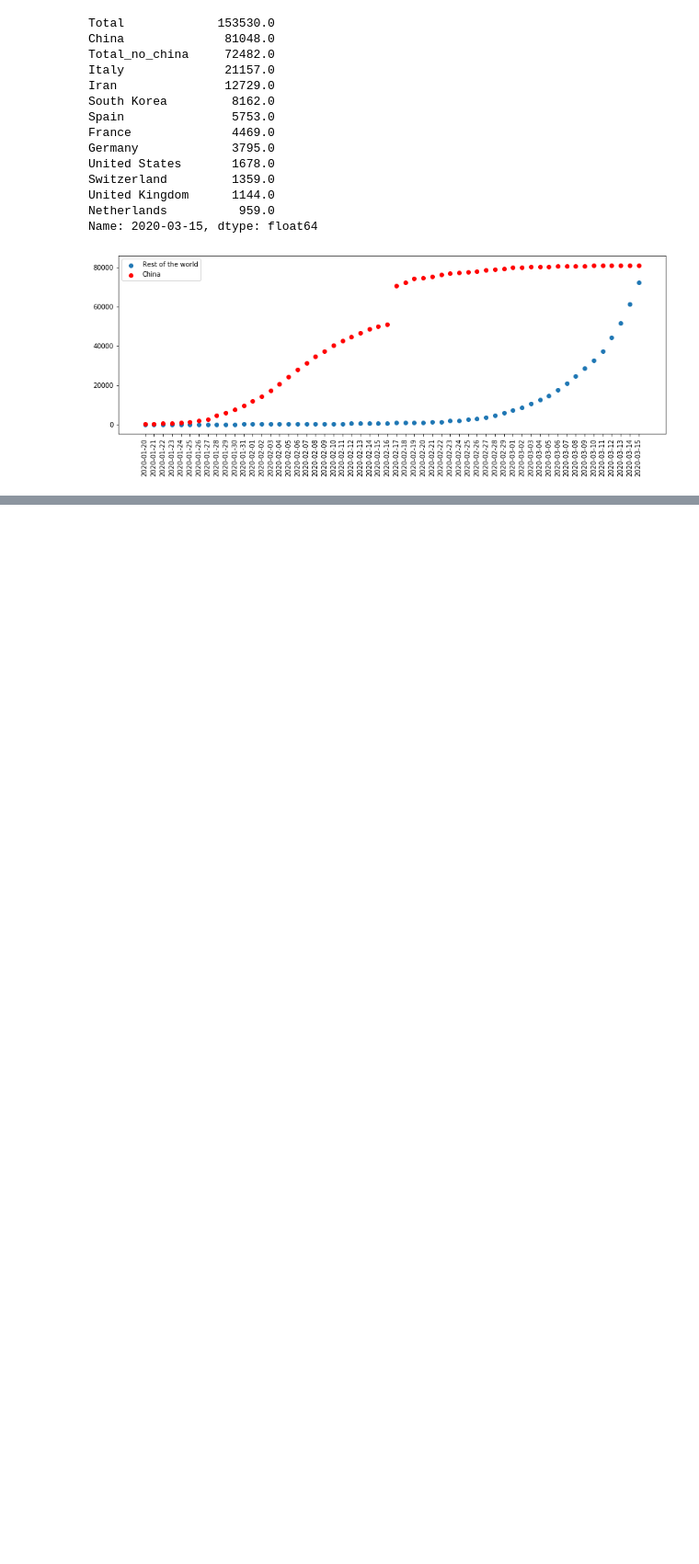
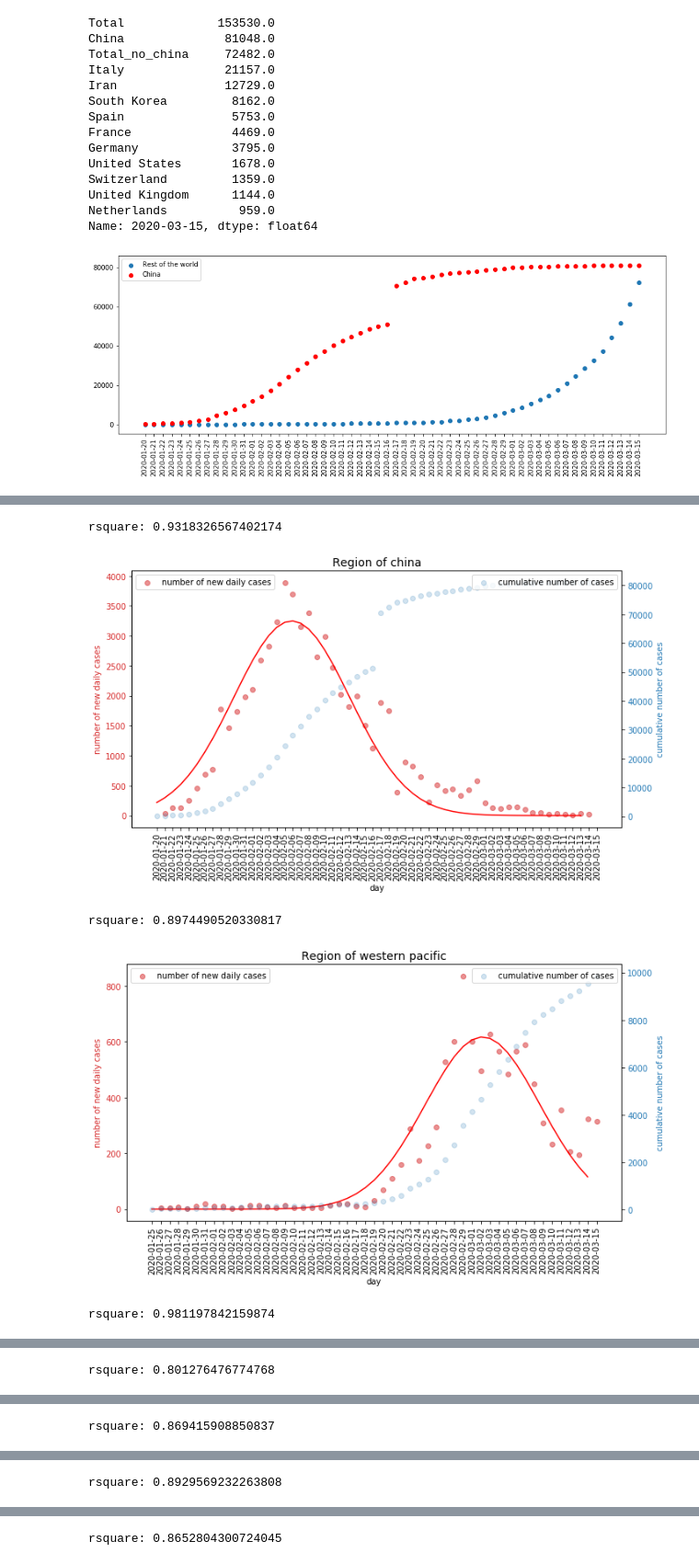
Before and after one commit to ericphamhung/covid-19, a Jupyter notebook: Main-ncov.ipynb, the cells around one changed output, grey strips where cells are left out. Shown at 92% size. Cells and saved outputs as stored; diff of their text form; code cells hidden in the pictures; blank space fills up the shorter version.

```diff
--- a/Main-ncov.ipynb
+++ b/Main-ncov.ipynb
@@ -388,7 +370,7 @@ rsquare: 0.801276476774768
 
 # by specific country
 
-country = 'Italy'
+country = 'Canada'
 
 d1 = df[country].diff()
 d2 = d1.diff()
@@ -402,8 +384,8 @@ plt.xticks(rotation=90)
 # SVR poly kernel on the second derivative
 dd1 = d1.reset_index(drop=True)
 dd1 = dd1.dropna()
-X = np.array(dd1.index)#.reshape(-1,1)
-y = np.array(dd1)#.reshape(-1,1)
+X = np.array(dd1.index)
+y = np.array(dd1)
 
 
 
@@ -436,0 +419,70 @@ rsquare: 0.965593502484617
+# %%
+for region, _ in regions.items():
+    df_part = df[regions[region]]
+    df_part['total'] = df_part.sum(axis=1)
+    df_part = df_part.loc[df_part['total']>10] #checks for at least 10 cases
+
+    # taking derivative
+    d1 = df_part['total'].diff()
+
+    if region == 'china':
+        d1.drop(index='2020-02-17', inplace=True)
+
+
+    data1 = [d1.index, d1]
+    data2 = [df_part.index, df_part['total']]
+
+    fig, ax1 = plt.subplots(facecolor='w', figsize=(10,6))
+    ax1.set_title('Region of {}'.format(region), fontsize=14)
+
+    color = 'tab:red'
+    ax1.set_xlabel('day')
+    ax1.set_ylabel('number of new daily cases', color=color)
+    ax1.scatter(*data1, color=color, alpha = 0.5, label='number of new daily cases')
+    ax1.tick_params(axis='y', labelcolor=color)
+    ax1.tick_params(axis='x', rotation=90)
+
+
+    ax2 = ax1.twinx()  # instantiate a second axes that shares the same x-axis
+
+    color = 'tab:blue'
+    ax2.set_ylabel('cumulative number of cases', color=color)  # we already handled the x-label with ax1
+    ax2.scatter(*data2, color=color, alpha=0.2, label = 'cumulative number of cases')
+    ax2.tick_params(axis='y', labelcolor=color)
+
+    # SVR poly kernel on the second derivative
+    dd1 = d1.reset_index(drop=True)
+    dd1 = dd1.dropna()
+    X = np.array(dd1.index)
+    y = np.array(dd1)
+
+
+
+    # regression
+    bounds = ([50,15,0],[10000,90,20])
+    params, params_cov = optimize.curve_fit(fx,X,y, bounds=bounds)
+    # print(params)
+
+    # residuals
+    residuals = y - fx(X,*params)
+    ssres = np.sum(residuals**2)
+    sstot = np.sum((y-np.mean(y))**2)
+    rsquared = 1-(ssres/sstot)
+    print('rsquare: {}'.format(rsquared))
+
+    ax1.plot(fx(X,*params), c='r')
+
+    ax1.legend(loc = 'upper left')
+    ax2.legend(loc = 'upper right')
+
+    fig.tight_layout()  # otherwise the right y-label is slightly clipped
+
+
+
+    plt.show()
+# %% [output]
+rsquare: 0.9318326567402174
+[figure, added]
+rsquare: 0.8974490520330817
+[figure, added]
+rsquare: 0.981197842159874
@@ -436,0 +490 @@ rsquare: 0.965593502484617
+rsquare: 0.801276476774768
@@ -436,0 +492 @@ rsquare: 0.965593502484617
+rsquare: 0.869415908850837
@@ -436,0 +494 @@ rsquare: 0.965593502484617
+rsquare: 0.8929569232263808
@@ -436,0 +496 @@ rsquare: 0.965593502484617
+rsquare: 0.8652804300724045
```
Also changed, not shown: parts of 7 cells of this notebook.
